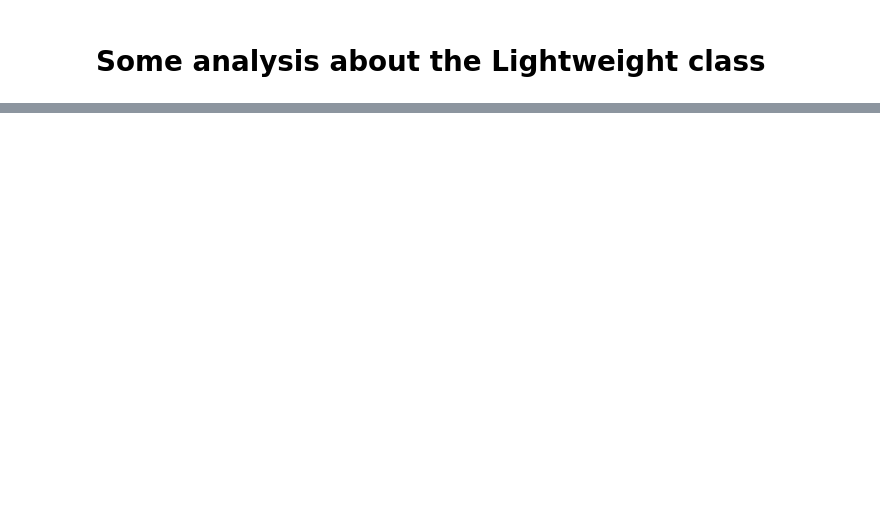
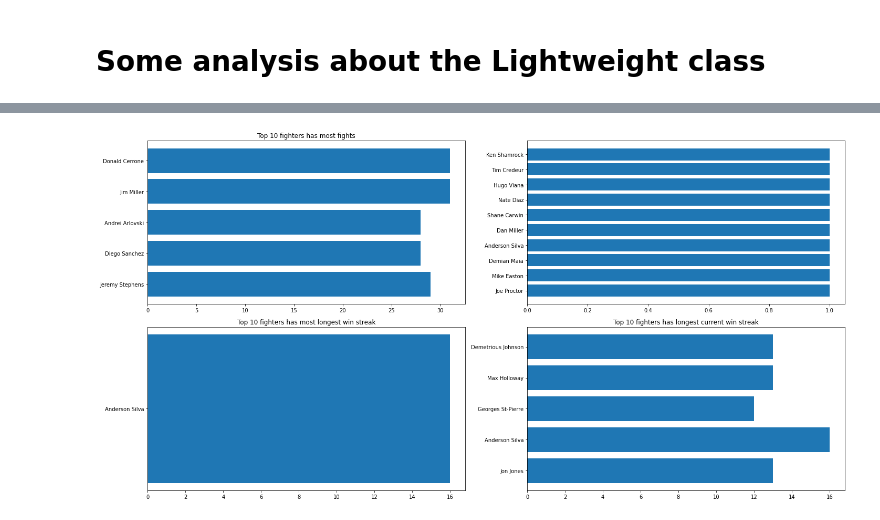
Before and after one commit to ttanh26/UFC, a Jupyter notebook: Team_1_UFC_Fighters.ipynb, the cells around one changed output, grey strips where cells are left out. Cells and saved outputs as stored; diff of their text form; code cells hidden in the pictures; blank space fills up the shorter version.

```diff
--- a/Team_1_UFC_Fighters.ipynb
+++ b/Team_1_UFC_Fighters.ipynb
@@ -805,0 +289,30 @@ a.corr()
+# %%
+#@title top 10 fighters who has most fight and longest win streak
+
+
+f = a[['fighter', 'total_match']].sort_values(by = 'total_match', ascending = False).iloc[:10][::-1]
+e = a.sort_values(by= 'win_rate').iloc[-10::]
+c = a.sort_values(by= 'longest_win_streak', ascending = False).iloc[:10][::-1]
+d = a.sort_values(by= 'current_win_streak', ascending = False).iloc[:10][::-1]
+fig, ax  = plt.subplots(2, 2, figsize = (20, 10))
+
+plt.subplot(221)
+plt.barh(f['fighter'], f['total_match'])
+plt.title('Top 10 fighters has most fights')
+
+plt.subplot(222)
+# It's so weird with this chart. Because our data is skewed when too many fighters only has 1 fight and they won.
+plt.barh(e['fighter'], e['win_rate'])
+
+plt.subplot(223)
+plt.barh(c['fighter'], c['longest_win_streak'])
+plt.title('Top 10 fighters has most longest win streak')
+
+plt.subplot(224)
+plt.barh(d['fighter'], d['current_win_streak'])
+plt.title('Top 10 fighters has longest current win streak')
+
+plt.tight_layout()
+plt.show()
+# %% [output]
+[figure, added]
```
Also changed, not shown: parts of 95 cells of this notebook.
